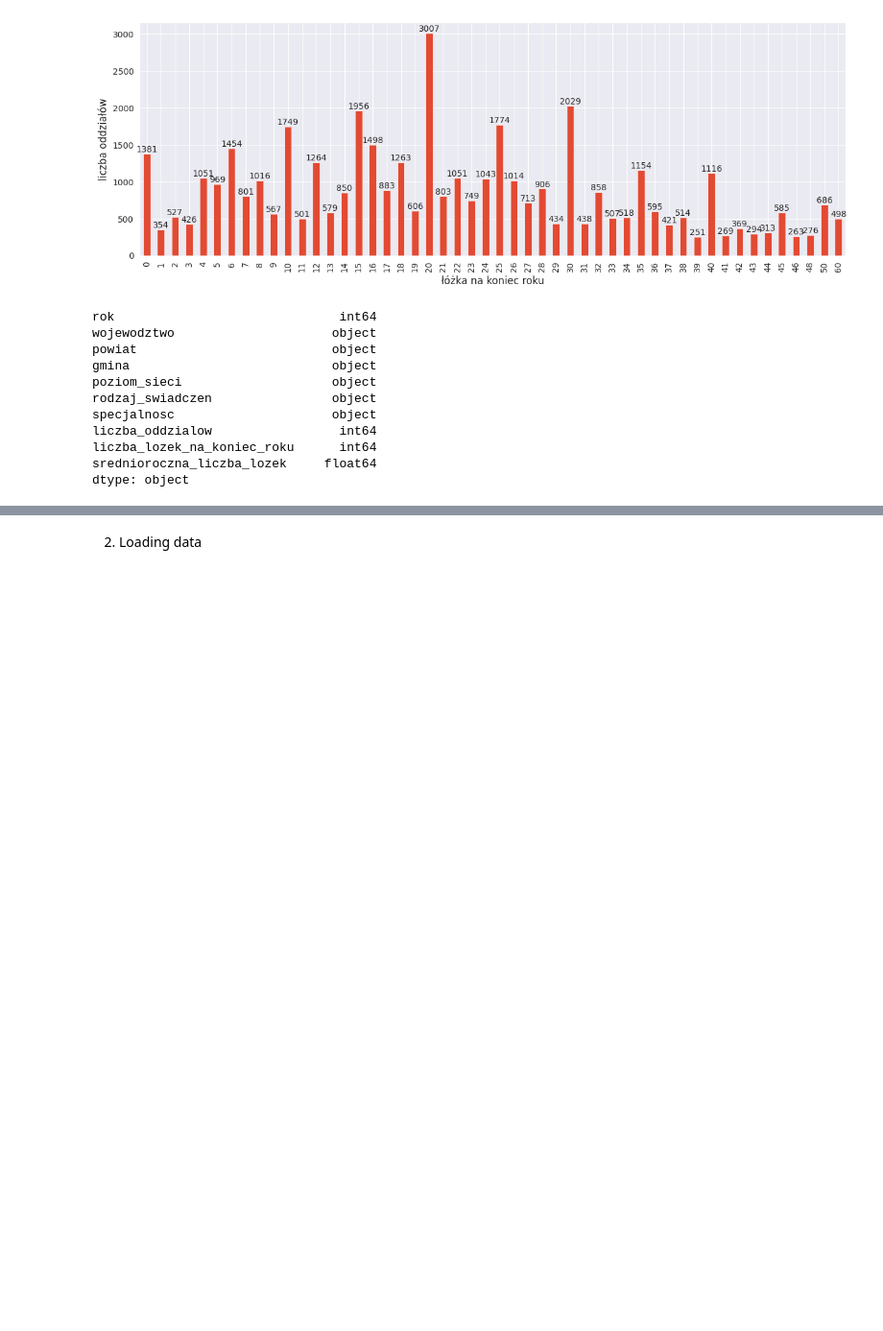
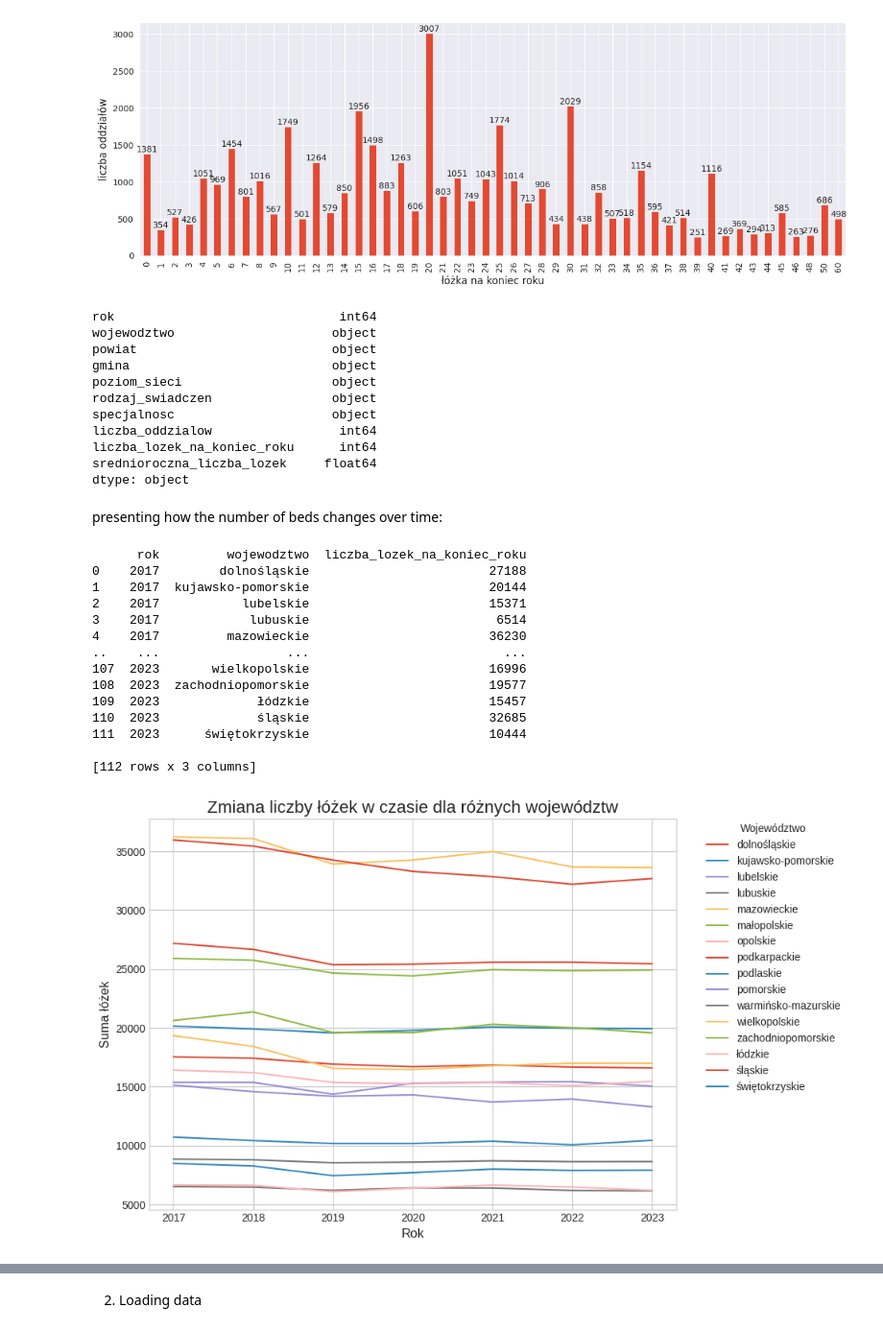
Before and after one commit to wiktorKycia/EDA, a Jupyter notebook: main.ipynb, the cells around one changed output, grey strips where cells are left out. Shown: that part at 96% size. Saved outputs shown, nothing was run; the diff lists cells and outputs as text; code cells hidden in the pictures; blank space fills up the shorter version.

Commit message:
make some more plots

```diff
--- a/main.ipynb
+++ b/main.ipynb
@@ -373,3 +371,46 @@ liczba_oddzialow                 int64
 liczba_lozek_na_koniec_roku      int64
 srednioroczna_liczba_lozek     float64
 dtype: object
+# %% [markdown]
+presenting how the number of beds changes over time:
+# %%
+result_df = df.groupby(['rok', 'wojewodztwo'], as_index=False)['liczba_lozek_na_koniec_roku'].sum()
+result_df = result_df.sort_values(by='rok')
+
+print(result_df)
+
+# 3. Create a plot to visualize the data.
+#    First, we need to reshape the DataFrame so that each 'wojewodztwo' is its own column.
+plot_df = result_df.pivot(index='rok', columns='wojewodztwo', values='liczba_lozek_na_koniec_roku').fillna(0)
+
+# Create the plot.
+plt.style.use('seaborn-v0_8-whitegrid') # Set a clean style for the plot
+plt.figure(figsize=(10, 6))
+plot_df.plot(kind='line', ax=plt.gca())
+
+# Add a title and labels for clarity.
+plt.title('Zmiana liczby łóżek w czasie dla różnych województw', fontsize=16)
+plt.xlabel('Rok', fontsize=12)
+plt.ylabel('Suma łóżek', fontsize=12)
+plt.xticks(plot_df.index) # Ensure integer ticks on the x-axis
+plt.legend(title='Województwo', bbox_to_anchor=(1.05, 1), loc='upper left', borderaxespad=0.)
+
+# Display the plot.
+plt.tight_layout()
+plt.show()
+# %% [output]
+      rok         wojewodztwo  liczba_lozek_na_koniec_roku
+0    2017        dolnośląskie                        27188
+1    2017  kujawsko-pomorskie                        20144
+2    2017           lubelskie                        15371
+3    2017            lubuskie                         6514
+4    2017         mazowieckie                        36230
+..    ...                 ...                          ...
+107  2023       wielkopolskie                        16996
+108  2023  zachodniopomorskie                        19577
+109  2023             łódzkie                        15457
+110  2023             śląskie                        32685
+111  2023      świętokrzyskie                        10444
+
+[112 rows x 3 columns]
+[figure, added]
```
Also changed, not shown: parts of 2 cells of this notebook.
